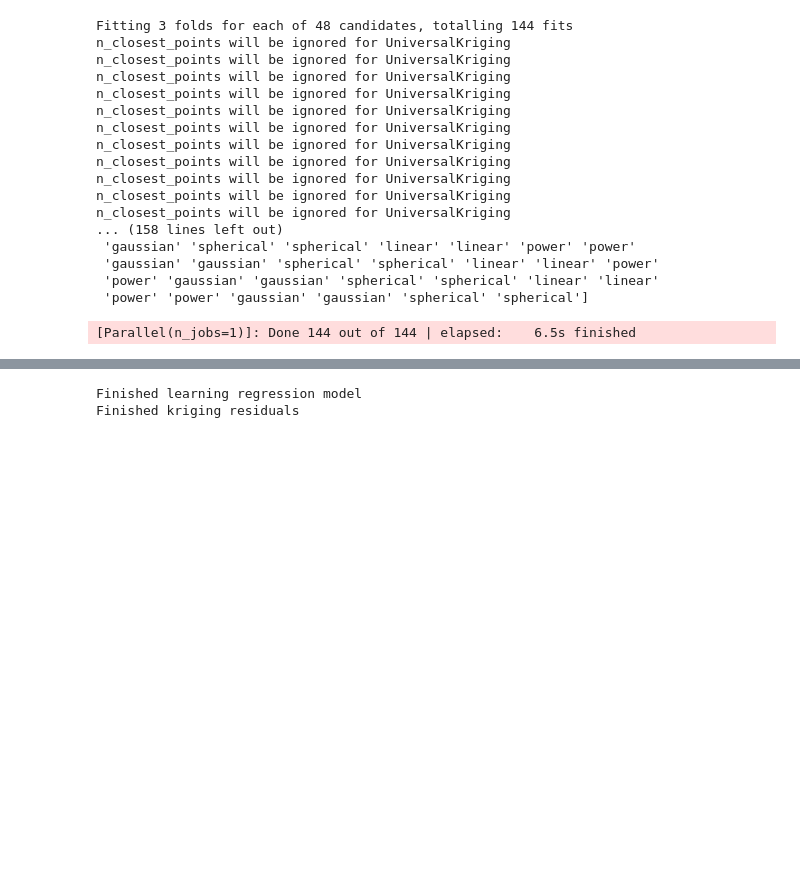
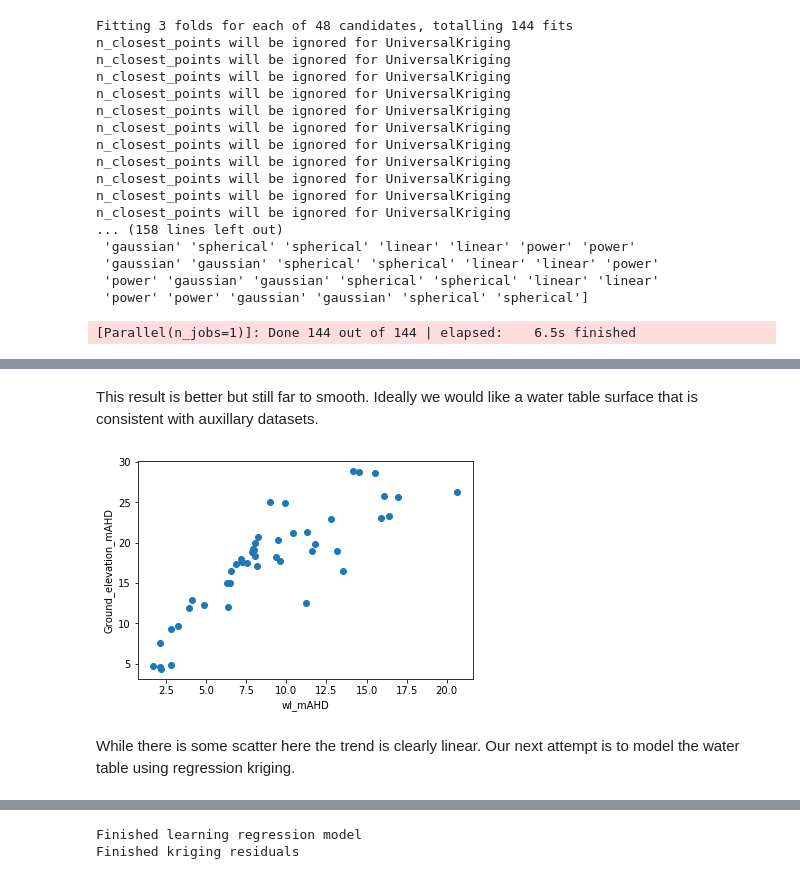
Before and after one commit to GeoscienceAustralia/hydrogeol_utils, a Jupyter notebook: notebooks/EastKimberley_water_table_mapping.ipynb, the cells around one changed output, grey strips where cells are left out. Saved outputs shown, nothing was run; the diff lists cells and outputs as text; code cells hidden in the pictures; blank space fills up the shorter version.

```diff
--- a/notebooks/EastKimberley_water_table_mapping.ipynb
+++ b/notebooks/EastKimberley_water_table_mapping.ipynb
@@ -346,3 +347,22 @@ Variance explained score:  0.4505656934784682
+# %% [markdown]
+This result is better but still far to smooth. Ideally we would like a water table surface that is consistent with auxillary datasets.
+# %%
+# To demonstrate the relationship between the groundwater elevation and ground elevation we
+# run a scatter plot
+
+df_swl#plt.scatter
+
+plt.scatter(df_swl['wl_mAHD'].values,
+           df_swl['Ground_elevation_mAHD'].values)
+
+plt.xlabel('wl_mAHD')
+plt.ylabel('Ground_elevation_mAHD')
+
+plt.show()
+# %% [output]
+[figure, added]
+# %% [markdown]
+While there is some scatter here the trend is clearly linear. Our next attempt is to model the water table using regression kriging.
 # %%
 # Create a new grid
 X = bore_coords[:,0]
```
Also changed, not shown: parts of 18 cells of this notebook, 2 other files.
